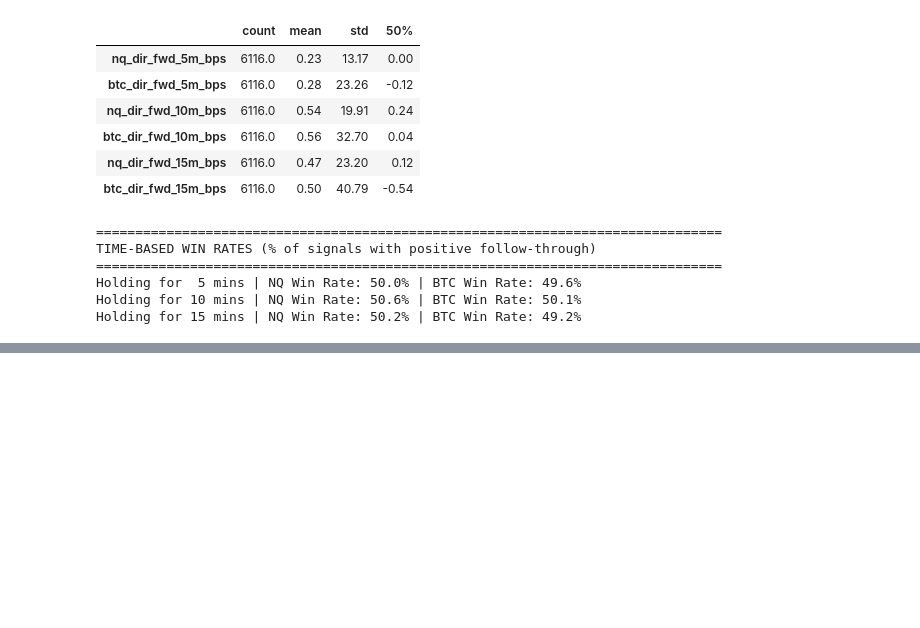
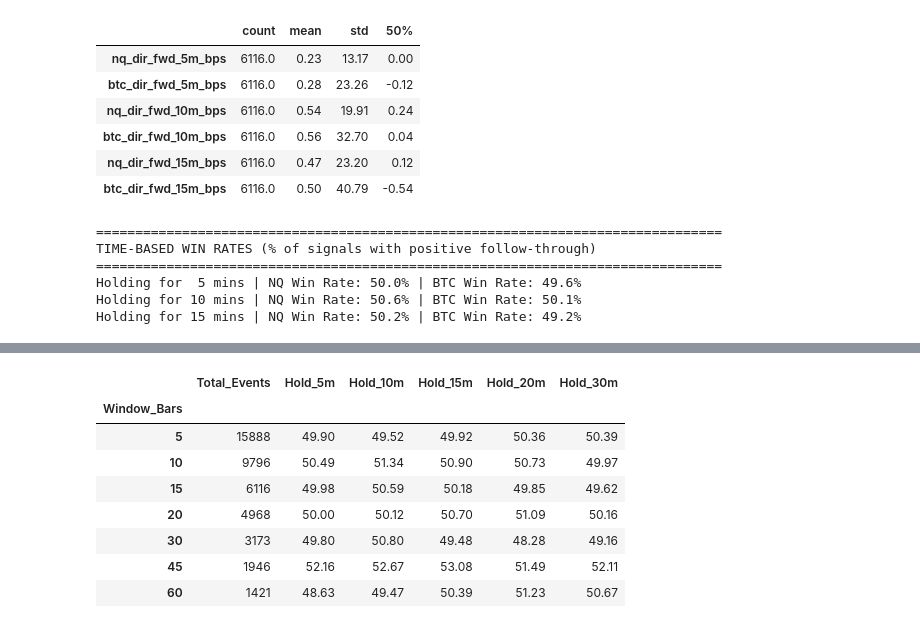
Before and after one commit to AlexSamuseva/Cross-Market-Correlation-Strategy-BTC-NASDAQ-Futures, a Jupyter notebook: data_exploration/correlation_research.ipynb, the cells around one changed output, grey strips where cells are left out. Drawn from its saved outputs; the diff is of its cells as text; code cells hidden in the pictures; blank space fills up the shorter version.

Commit message:
Update the research with gridsearch for window and hold

```diff
--- a/data_exploration/correlation_research.ipynb
+++ b/data_exploration/correlation_research.ipynb
@@ -694,0 +706,85 @@ Holding for 15 mins | NQ Win Rate: 50.2% | BTC Win Rate: 49.2%
+# %%
+# ==========================================
+# CELL 10: ROBUST SENSITIVITY GRID SEARCH
+# ==========================================
+import pandas as pd
+import numpy as np
+
+# 1. Define the grid space
+test_windows = [5, 10, 15, 20, 30, 45, 60]  # Lookback for correlation & hit ratio
+hold_horizons = [5, 10, 15, 20, 30]         # Minutes to look ahead
+
+results_wr = {}
+results_bps = {}
+event_counts = {}
+
+print("Running Multi-Dimensional Grid Search... Please wait.")
+
+# 2. Iterate through different Regime Window Sizes
+for w in test_windows:
+    temp_df = df_ny[['btc_ret', 'nq_ret', 'nq_close']].copy()
+
+    # Recalculate metrics for the current window 'w'
+    temp_df['corr_spearman'] = fast_rolling_spearman(temp_df['btc_ret'].values, temp_df['nq_ret'].values, w)
+    match = (np.sign(temp_df['btc_ret']) == np.sign(temp_df['nq_ret'])).astype(float)
+    temp_df['hit_ratio'] = match.rolling(window=w).mean()
+
+    # Identify signal states (RTH time + correlation thresholds)
+    time_filter = (temp_df.index.time >= pd.to_datetime('09:30').time()) & \
+                  (temp_df.index.time <= pd.to_datetime('16:00').time())
+
+    temp_df['valid_signal'] = time_filter & (temp_df['hit_ratio'] >= 0.70) & (temp_df['corr_spearman'] >= 0.60)
+    temp_df['event_start'] = (temp_df['valid_signal']) & (~temp_df['valid_signal'].shift(1).fillna(False))
+
+    num_events = temp_df['event_start'].sum()
+    event_counts[w] = num_events
+
+    # Calculate regime direction (momentum over the window 'w')
+    temp_df['mom_win'] = temp_df['nq_close'] / temp_df['nq_close'].shift(w) - 1
+    temp_df['regime_dir'] = np.sign(temp_df['mom_win']).replace(0, 1)
+
+    # Calculate all forward horizons on the whole dataframe FIRST (before filtering)
+    for h in hold_horizons:
+        temp_df[f'nq_fwd_{h}'] = temp_df['nq_close'].shift(-h) / temp_df['nq_close'] - 1
+
+    # Isolate only the rows where an event started
+    events = temp_df[temp_df['event_start']].copy()
+
+    wr_row = {}
+    bps_row = {}
+
+    # Evaluate performance for each holding horizon
+    for h in hold_horizons:
+        events[f'nq_dir_fwd_{h}'] = events[f'nq_fwd_{h}'] * events['regime_dir']
+
+        if num_events > 0:
+            win_rate = (events[f'nq_dir_fwd_{h}'] > 0).mean() * 100
+            avg_bps = events[f'nq_dir_fwd_{h}'].mean() * 10000
+        else:
+            win_rate, avg_bps = np.nan, np.nan
+
+        wr_row[f'Hold_{h}m'] = win_rate
+        bps_row[f'Hold_{h}m'] = avg_bps
+
+    results_wr[w] = wr_row
+    results_bps[w] = bps_row
+
+# 3. Build and format output DataFrames
+df_wr = pd.DataFrame.from_dict(results_wr, orient='index')
+df_wr.index.name = 'Window_Bars'
+df_wr.insert(0, 'Total_Events', pd.Series(event_counts))
+
+df_bps = pd.DataFrame.from_dict(results_bps, orient='index')
+df_bps.index.name = 'Window_Bars'
+df_bps.insert(0, 'Total_Events', pd.Series(event_counts))
+
+print("\n" + "="*80)
+print("WIN RATE MATRIX (%) - Dark Green = Higher Win Rate")
+print("="*80)
+display(df_wr.style.background_gradient(cmap='RdYlGn', subset=df_wr.columns[1:], axis=None).format(precision=2))
+
+print("\n" + "="*80)
+print("AVERAGE FORWARD RETURNS MATRIX (Basis Points) - Dark Green = Higher PnL")
+print("="*80)
+display(df_bps.style.background_gradient(cmap='RdYlGn', subset=df_bps.columns[1:], axis=None).format(precision=2))
+# %% [output]
@@ -694,0 +796,9 @@ Holding for 15 mins | NQ Win Rate: 50.2% | BTC Win Rate: 49.2%
+|  | Total_Events | Hold_5m | Hold_10m | Hold_15m | Hold_20m | Hold_30m |
+| Window_Bars |  |  |  |  |  |  |
+| 5 | 15888 | 49.90 | 49.52 | 49.92 | 50.36 | 50.39 |
+| 10 | 9796 | 50.49 | 51.34 | 50.90 | 50.73 | 49.97 |
+| 15 | 6116 | 49.98 | 50.59 | 50.18 | 49.85 | 49.62 |
+| 20 | 4968 | 50.00 | 50.12 | 50.70 | 51.09 | 50.16 |
+| 30 | 3173 | 49.80 | 50.80 | 49.48 | 48.28 | 49.16 |
+| 45 | 1946 | 52.16 | 52.67 | 53.08 | 51.49 | 52.11 |
+| 60 | 1421 | 48.63 | 49.47 | 50.39 | 51.23 | 50.67 |
```
Also changed, not shown: parts of 2 cells of this notebook.
